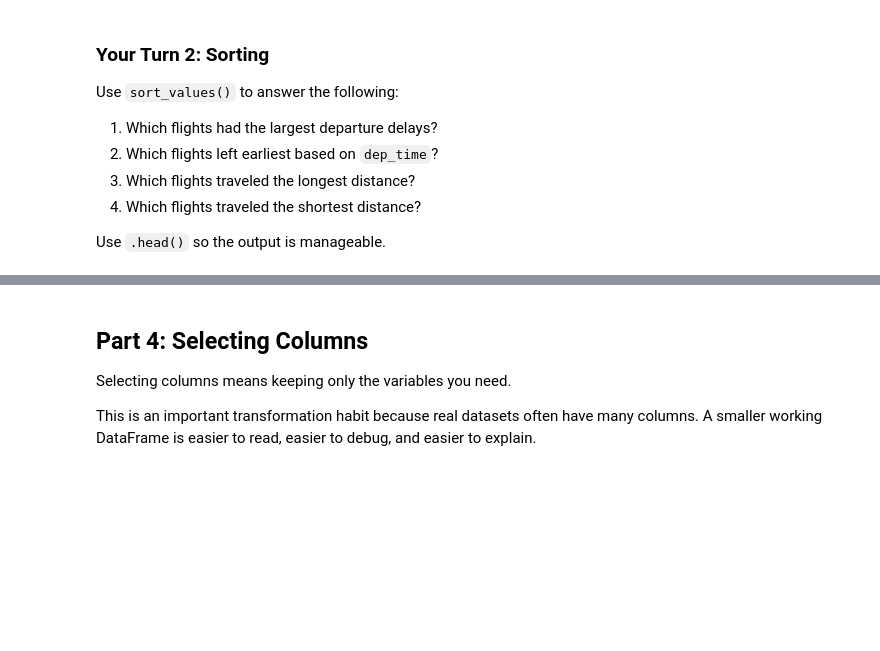
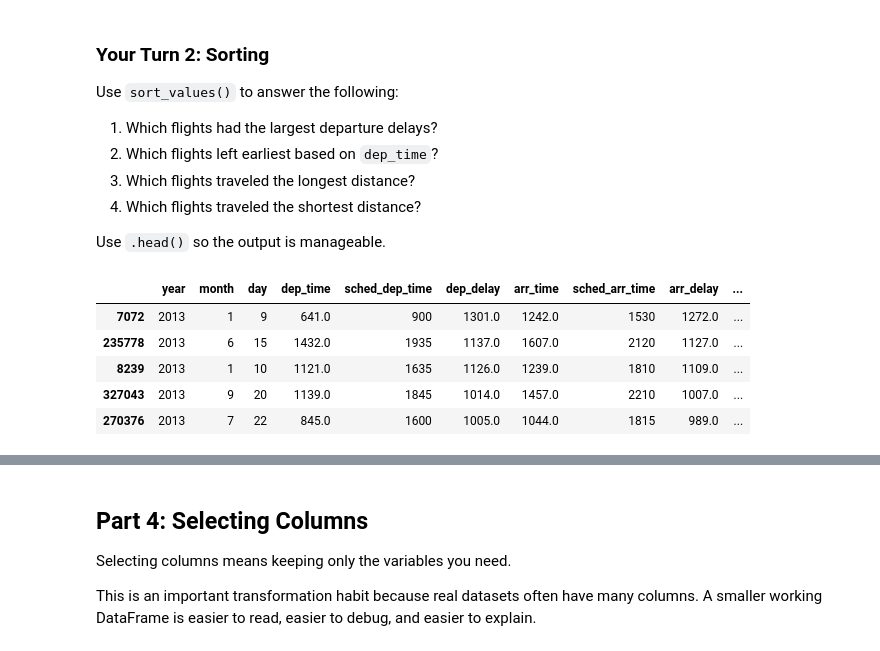
Before and after one commit to Ksandys22/BAN6003-WEEK5-6-KiraSandys, a Jupyter notebook: notebooks/module5_basic_transformation_guided_lab.ipynb, the cells around one changed output, grey strips where cells are left out. Drawn from its saved outputs; the diff is of its cells as text; code cells hidden in the pictures; blank space fills up the shorter version.

```diff
--- a/notebooks/module5_basic_transformation_guided_lab.ipynb
+++ b/notebooks/module5_basic_transformation_guided_lab.ipynb
@@ -206,6 +335,13 @@ Use `sort_values()` to answer the following:
 Use `.head()` so the output is manageable.
 # %%
 # 1. Largest departure delays
-# Your code here
+flights.sort_values("dep_delay", ascending=False).head()
+# %% [output]
+|  | year | month | day | dep_time | sched_dep_time | dep_delay | arr_time | sched_arr_time | arr_delay | ... |
+| 7072 | 2013 | 1 | 9 | 641.0 | 900 | 1301.0 | 1242.0 | 1530 | 1272.0 | ... |
+| 235778 | 2013 | 6 | 15 | 1432.0 | 1935 | 1137.0 | 1607.0 | 2120 | 1127.0 | ... |
+| 8239 | 2013 | 1 | 10 | 1121.0 | 1635 | 1126.0 | 1239.0 | 1810 | 1109.0 | ... |
+| 327043 | 2013 | 9 | 20 | 1139.0 | 1845 | 1014.0 | 1457.0 | 2210 | 1007.0 | ... |
+| 270376 | 2013 | 7 | 22 | 845.0 | 1600 | 1005.0 | 1044.0 | 1815 | 989.0 | ... |
 # %%
 # 2. Earliest departure times
```
Also changed, not shown: parts of 45 cells of this notebook, 2 other files.
